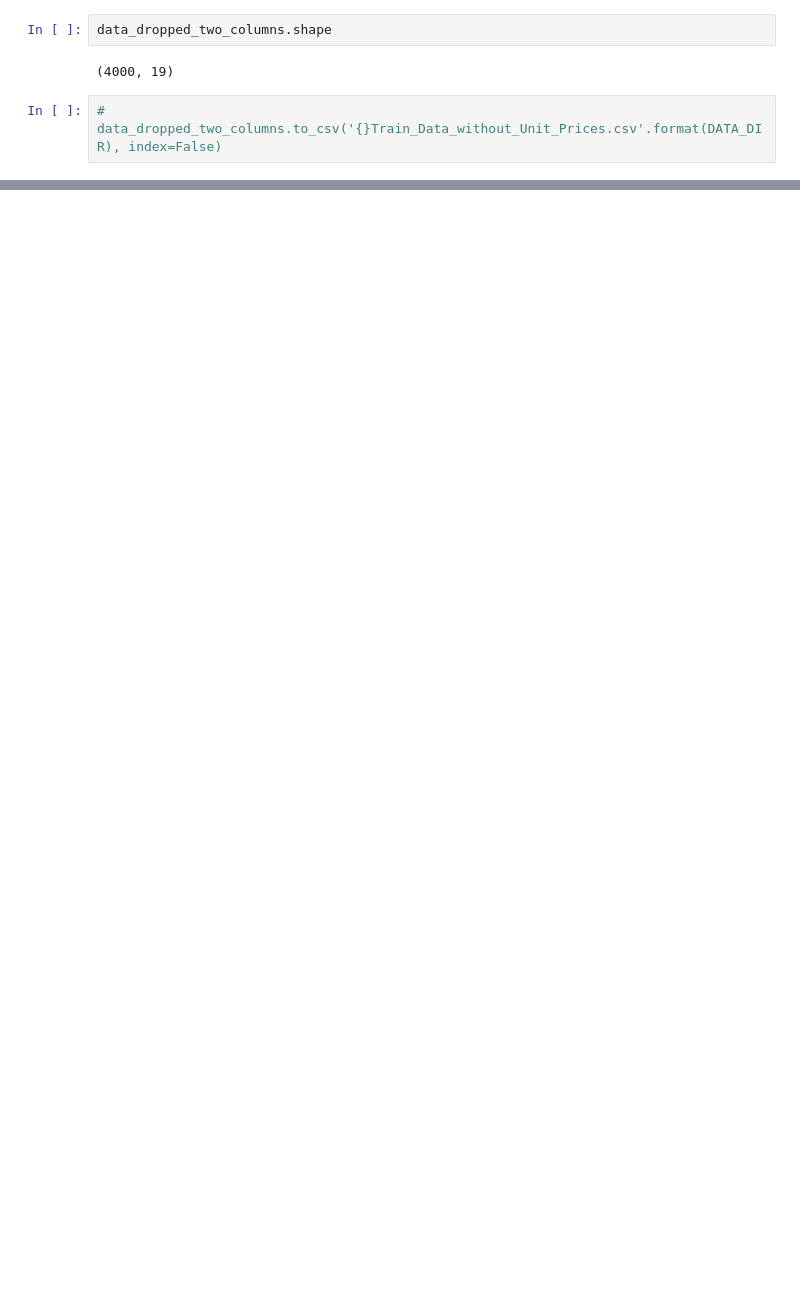
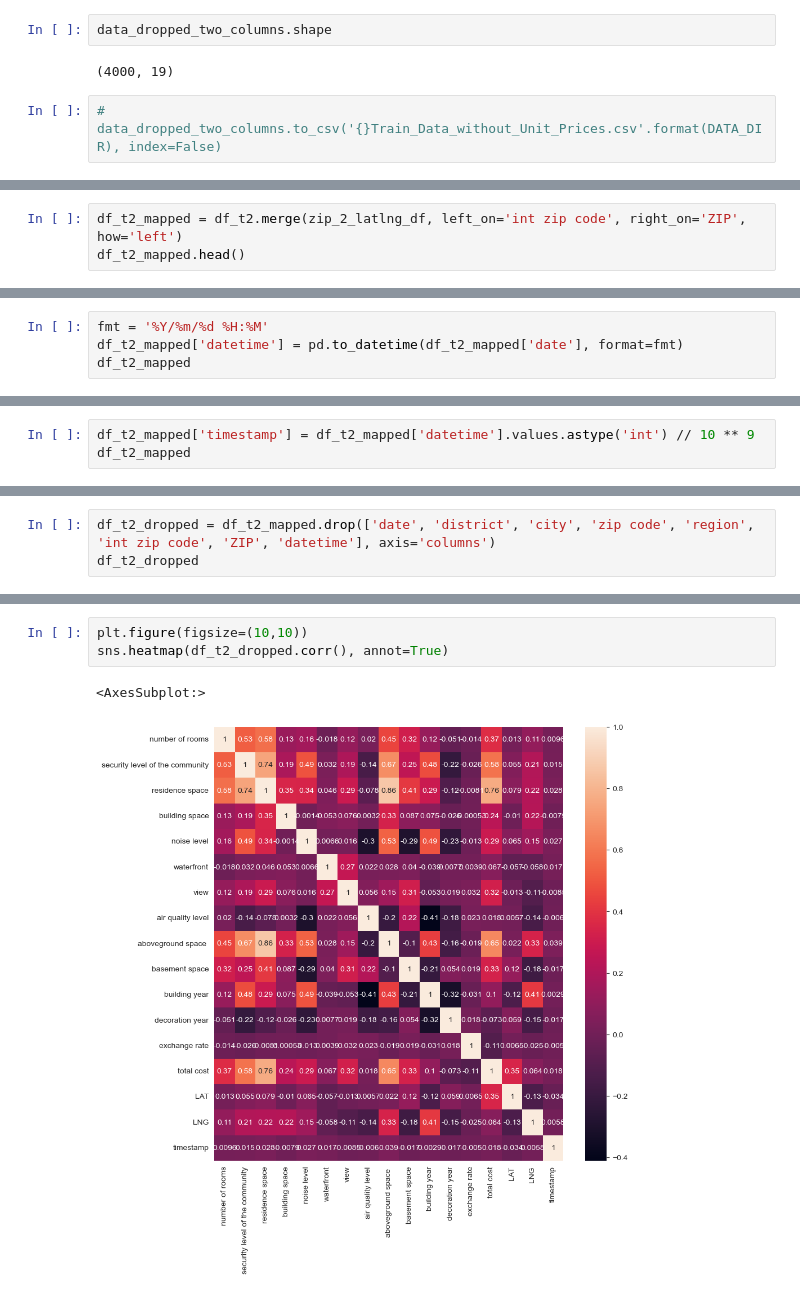
Before and after one commit to hereistheusername/Estate-Analysis, a Jupyter notebook: EstateAnalysis.ipynb, the cells around one changed output, grey strips where cells are left out. Cells and saved outputs as stored; diff of their text form; blank space fills up the shorter version.

```diff
--- a/EstateAnalysis.ipynb
+++ b/EstateAnalysis.ipynb
@@ -80,0 +215,3 @@ data_dropped_two_columns.shape
+# %%
+df_t2_mapped = df_t2.merge(zip_2_latlng_df, left_on='int zip code', right_on='ZIP', how='left')
+df_t2_mapped.head()
@@ -80,0 +226,4 @@ data_dropped_two_columns.shape
+# %%
+fmt = '%Y/%m/%d %H:%M'
+df_t2_mapped['datetime'] = pd.to_datetime(df_t2_mapped['date'], format=fmt)
+df_t2_mapped
@@ -80,0 +244,3 @@ data_dropped_two_columns.shape
+# %%
+df_t2_mapped['timestamp'] = df_t2_mapped['datetime'].values.astype('int') // 10 ** 9
+df_t2_mapped
@@ -80,0 +263,3 @@ data_dropped_two_columns.shape
+# %%
+df_t2_dropped = df_t2_mapped.drop(['date', 'district', 'city', 'zip code', 'region', 'int zip code', 'ZIP', 'datetime'], axis='columns')
+df_t2_dropped
@@ -80,0 +280,6 @@ data_dropped_two_columns.shape
+# %%
+plt.figure(figsize=(10,10))
+sns.heatmap(df_t2_dropped.corr(), annot=True)
+# %% [output]
+<AxesSubplot:>
+[figure, added]
```
Also changed, not shown: parts of 29 cells of this notebook, 1 other file.
